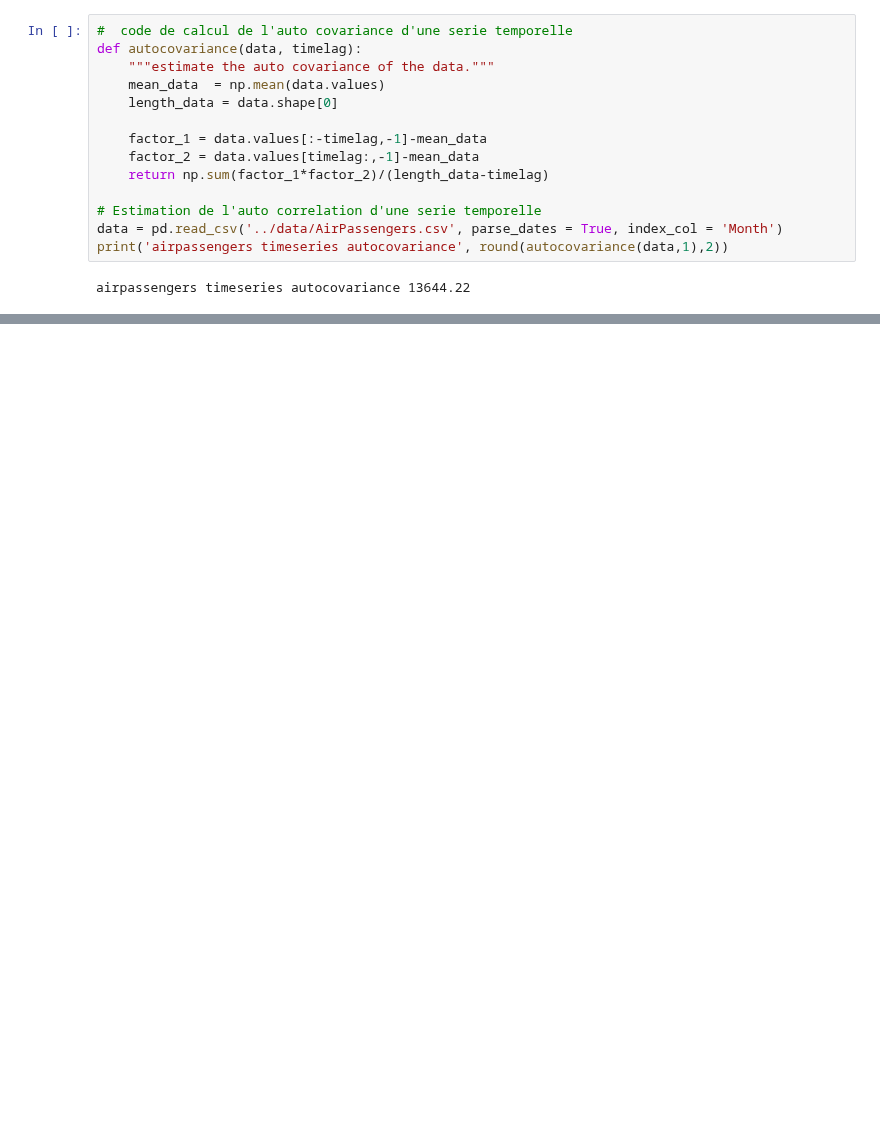
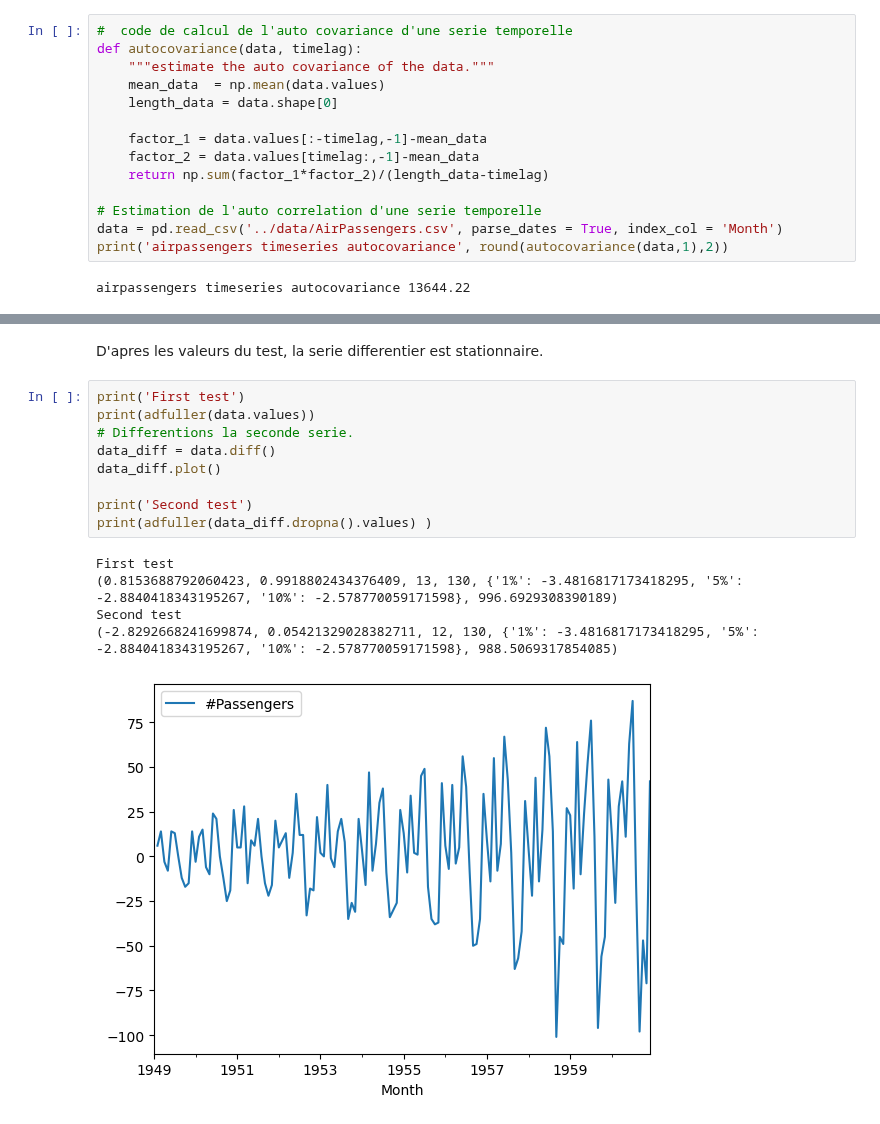
Before and after one commit to fabricepaka/Machine_learning, a Jupyter notebook: TimeSeriesForecasting/notebooks/Projet_Series_temportelles.ipynb, the cells around one changed output, grey strips where cells are left out. Drawn from its saved outputs; the diff is of its cells as text; blank space fills up the shorter version.

```diff
--- a/TimeSeriesForecasting/notebooks/Projet_Series_temportelles.ipynb
+++ b/TimeSeriesForecasting/notebooks/Projet_Series_temportelles.ipynb
@@ -189,0 +244,17 @@ array([[1.        , 0.96019465],
+# %% [markdown]
+D'apres les valeurs du test, la serie differentier est stationnaire.
+# %%
+print('First test')
+print(adfuller(data.values))
+# Differentions la seconde serie.
+data_diff = data.diff()
+data_diff.plot()
+
+print('Second test')
+print(adfuller(data_diff.dropna().values) )
+# %% [output]
+First test
+(0.8153688792060423, 0.9918802434376409, 13, 130, {'1%': -3.4816817173418295, '5%': -2.8840418343195267, '10%': -2.578770059171598}, 996.6929308390189)
+Second test
+(-2.8292668241699874, 0.05421329028382711, 12, 130, {'1%': -3.4816817173418295, '5%': -2.8840418343195267, '10%': -2.578770059171598}, 988.5069317854085)
+[figure, added]
```
Also changed, not shown: parts of 16 cells of this notebook.
